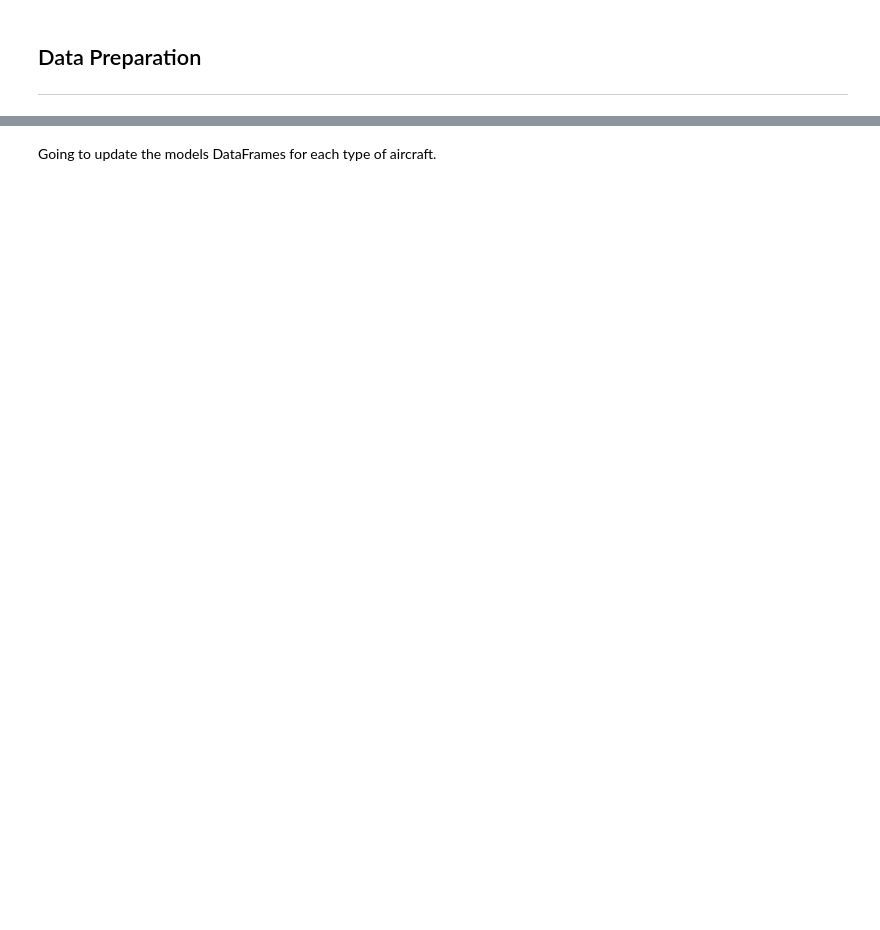
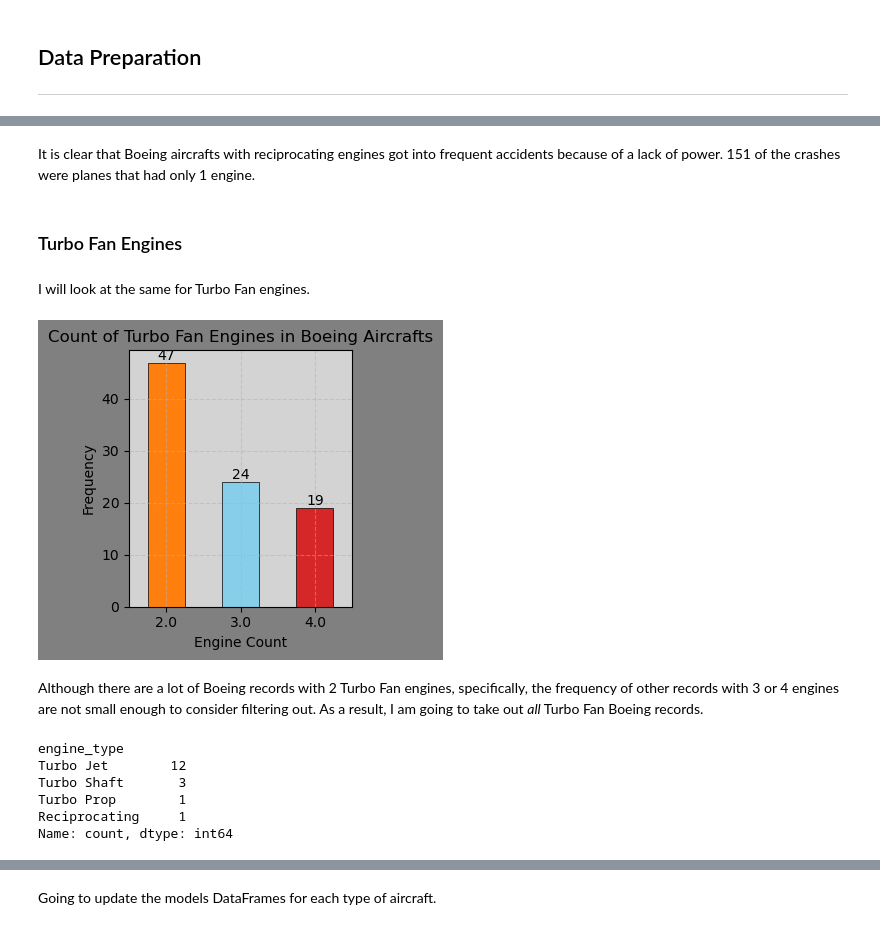
Before and after one commit to lthudson42/Phase-1-Project, a Jupyter notebook: student.ipynb, the cells around one changed output, grey strips where cells are left out. Saved outputs shown, nothing was run; the diff lists cells and outputs as text; code cells hidden in the pictures; blank space fills up the shorter version.

```diff
--- a/student.ipynb
+++ b/student.ipynb
@@ -446,0 +303,57 @@ boeing
+# %% [markdown]
+It is clear that Boeing aircrafts with reciprocating engines got into frequent accidents because of a lack of power. 151 of the crashes were planes that had only 1 engine.
+# %% [markdown]
+### Turbo Fan Engines
+# %% [markdown]
+I will look at the same for Turbo Fan engines.
+# %%
+# Create a DataFrame for number of Turbo Fan engines
+turbo_fan = boeing[boeing['engine_type'] == 'Turbo Fan']
+fan_count = turbo_fan['number_of_engines'].value_counts()
+
+# Create plot
+fig, ax = plt.subplots(figsize = (3, 3.5))
+fan_count.plot(kind = 'bar',
+               color = ['tab:orange', 'skyblue', 'tab:red', 'tab:purple', 'k'],
+               edgecolor = 'k',
+               linewidth = 0.5,
+               ax = ax)
+
+# Set background colors
+fig.set_facecolor('grey')
+ax.set_facecolor('lightgrey')
+
+# Label axes and title
+ax.set_xlabel('Engine Count')
+ax.set_ylabel('Frequency')
+ax.set_title('Count of Turbo Fan Engines in Boeing Aircrafts')
+ax.set_xticklabels(fan_count.index, rotation = 360)
+
+# Set grid lines
+plt.grid(True, linestyle = '--', alpha = 0.5)
+
+# Set bar labels
+for count in ax.containers:
+    labels = ax.bar_label(count, label_type ='edge', fontsize = 10)
+
+plt.tight_layout()
+plt.show()
+# %% [output]
+[figure, added]
+# %% [markdown]
+Although there are a lot of Boeing records with 2 Turbo Fan engines, specifically, the frequency of other records with 3 or 4 engines are not small enough to consider filtering out. As a result, I am going to take out _all_ Turbo Fan Boeing records.
+# %%
+# Create a filtered DataFrame
+# The tilde (~) acts as a negation of the condition I set. Thus, I created a new DataFrame that keeps all records EXCEPT the ones that meet the conditions.
+boeing = boeing[~(((boeing['engine_type'] == 'Reciprocating') &
+                  (boeing['number_of_engines'] == 1.0)) |
+                  (boeing['engine_type'] == 'Turbo Fan'))]
+
+boeing['engine_type'].value_counts()
+# %% [output]
+engine_type
+Turbo Jet        12
+Turbo Shaft       3
+Turbo Prop        1
+Reciprocating     1
+Name: count, dtype: int64
```
Also changed, not shown: parts of 105 cells of this notebook.
